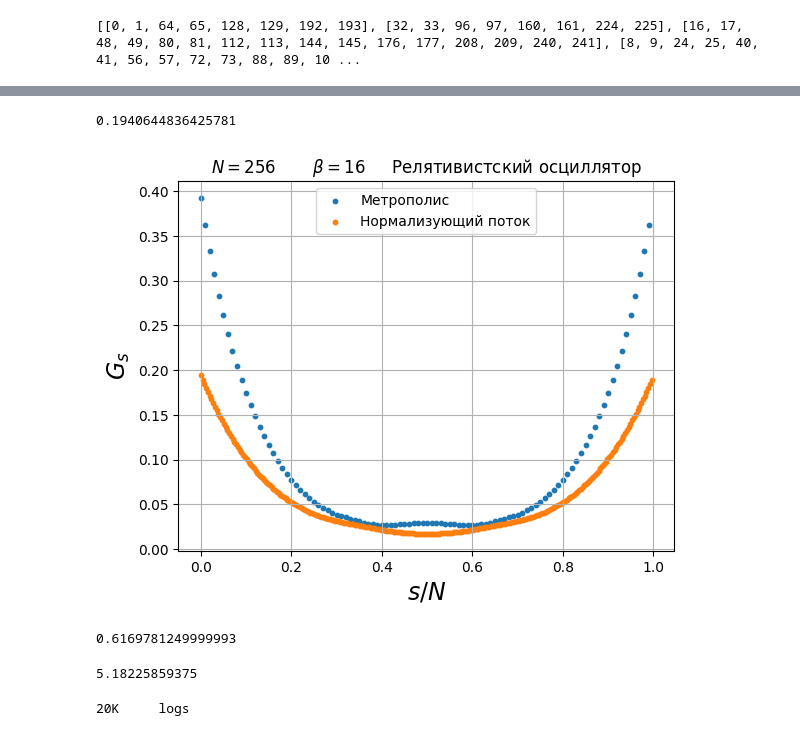
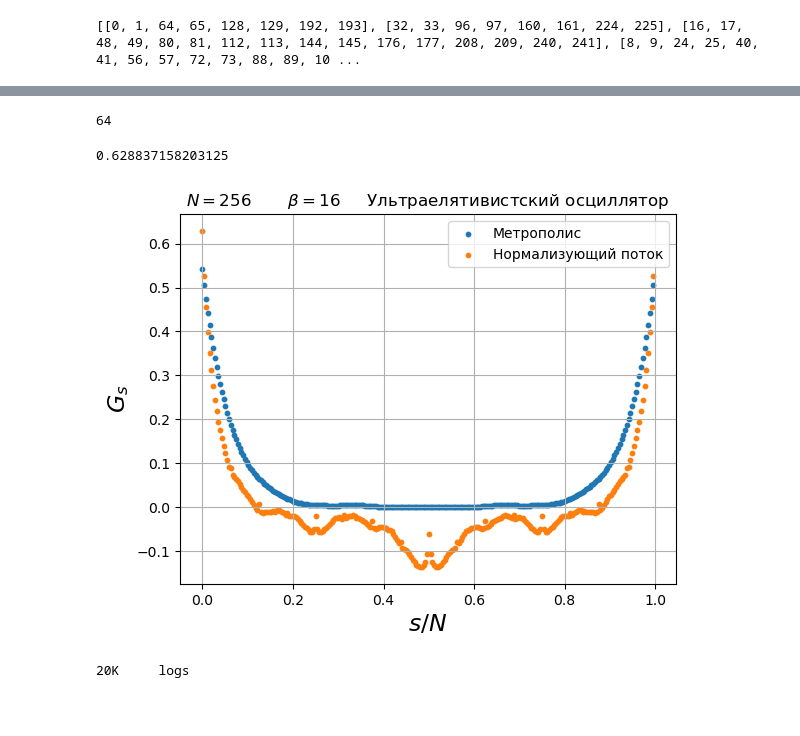
Before and after one commit to Vsevolod2001/PIMC, a Jupyter notebook: PIMC-py/Normalizing flow/nf_model(RG).ipynb, the cells around one changed output, grey strips where cells are left out. Drawn from its saved outputs; the diff is of its cells as text; code cells hidden in the pictures; blank space fills up the shorter version.

```diff
--- a/PIMC-py/Normalizing flow/nf_model(RG).ipynb
+++ b/PIMC-py/Normalizing flow/nf_model(RG).ipynb
@@ -387,4 +420,5 @@ def config_RG_masks(m,n_nod):
 # %%
+m=3
 RGmasks = config_RG_masks(3,N_nod)
 # %%
 print(RGmasks)
@@ -845,0 +669,18 @@ g_nf=G(trajs)
+# %%
+from NFandist import get_T
+from tqdm import tqdm
+#T=torch.tensor(get_T(N_nod)).float()
+def G(X,n_p="all"):
+    n_traj=X.shape[0]
+    n_nod=X.shape[1]
+    if n_p == "all":
+        n_p = X.shape[1]
+    G=np.zeros((n_p))
+    Y=X.clone()
+    Xt=torch.t(X)
+    for s in tqdm(range(n_p)):
+        G[s]=torch.trace(torch.matmul(Y,Xt))
+        Y=torch.roll(Y,-1,1)
+        #Y=torch.roll(Y,-1,1)
+    return G/(n_traj*n_nod)
+g_nf=G(trajs)
@@ -852,6 +697,8 @@ g_ur = [0.476546, 0.148654, 0.060357, 0.0232596, -0.00447499, -0.00224423, -0.00
 # %%
 
 g_ur = [0.555858, 0.497988, 0.446597, 0.401115, 0.360415, 0.324316, 0.29138, 0.261791, 0.235658, 0.211969, 0.190536, 0.171994, 0.155133, 0.140335, 0.126598, 0.114471, 0.103514, 0.0941716, 0.0852865, 0.0767528, 0.0691313, 0.0619047, 0.0550745, 0.0490998, 0.0443236, 0.0396256, 0.0358628, 0.0324961, 0.0302019, 0.0276177, 0.0251373, 0.0226234, 0.0203086, 0.0179717, 0.0164385, 0.0152739, 0.0143051, 0.0136778, 0.0127566, 0.0118486, 0.0111658, 0.0111462, 0.011026, 0.0110081, 0.0109681, 0.0106729, 0.0101027, 0.010377, 0.010866, 0.0114044, 0.0119873, 0.0114044, 0.010866, 0.010377, 0.0101027, 0.0106729, 0.0109681, 0.0110081, 0.011026, 0.0111462, 0.0111658, 0.0118486, 0.0127566, 0.0136778, 0.0143051, 0.0152739, 0.0164385, 0.0179717, 0.0203086, 0.0226234, 0.0251373, 0.0276177, 0.0302019, 0.0324961, 0.0358628, 0.0396256, 0.0443236, 0.0490998, 0.0550745, 0.0619047, 0.0691313, 0.0767528, 0.0852865, 0.0941716, 0.103514, 0.114471, 0.126598, 0.140335, 0.155133, 0.171994, 0.190536, 0.211969, 0.235658, 0.261791, 0.29138, 0.324316, 0.360415, 0.401115, 0.446597, 0.497988]
+# %%
+g_ur = np.genfromtxt("g_ur N=256 Beta=16")
 # %%
 g_rel = [0.389004, 0.174591, 0.0750764, 0.0320855, 0.0235634, 0.0204869, 0.0235634, 0.0320855, 0.0750764, 0.174591]
 # %%
@@ -865,45 +712,37 @@ g_rel_001=(100*np.array(corr))[:-1]
 import numpy as np
 corr = [0.0482165, 0.0437875, 0.0397512, 0.0361339, 0.0328051, 0.0297607, 0.0270138, 0.0244825, 0.0222039, 0.0201489, 0.0183026, 0.0166458, 0.0151002, 0.0137192, 0.012421, 0.0112716, 0.0102497, 0.00931179, 0.0084281, 0.00763501, 0.00697282, 0.00637519, 0.00579578, 0.00524782, 0.00469027, 0.00419239, 0.00376016, 0.00335117, 0.00299975, 0.00265075, 0.00236496, 0.00215769, 0.00196452, 0.00178665, 0.00162977, 0.00148276, 0.00135563, 0.00127519, 0.00120796, 0.00115448, 0.0011155, 0.00109623, 0.00112555, 0.00113097, 0.00108849, 0.00108302, 0.00112726, 0.00115736, 0.00118966, 0.00124266, 0.00121678, 0.00124266, 0.00118966, 0.00115736, 0.00112726, 0.00108302, 0.00108849, 0.00113097, 0.00112555, 0.00109623, 0.0011155, 0.00115448, 0.00120796, 0.00127519, 0.00135563, 0.00148276, 0.00162977, 0.00178665, 0.00196452, 0.00215769, 0.00236496, 0.00265075, 0.00299975, 0.00335117, 0.00376016, 0.00419239, 0.00469027, 0.00524782, 0.00579578, 0.00637519, 0.00697282, 0.00763501, 0.0084281, 0.00931179, 0.0102497, 0.0112716, 0.012421, 0.0137192, 0.0151002, 0.0166458, 0.0183026, 0.0201489, 0.0222039, 0.0244825, 0.0270138, 0.0297607, 0.0328051, 0.0361339, 0.0397512, 0.0437875, 0.0482165]
 g_rel_01=(10*np.array(corr))[:-1]
+# %%
+print(len(g_nf2))
+# %% [output]
+64
 # %%
 #import sys
 #sys.path.append('../')
 import numpy as np
 import matplotlib.pyplot as plt
 from NFconstants import N_nod, N_traj, NG_points,Beta
-#from Value import G
-#import ensemble
-#from NFoscillator import basic_oscillator
-#from time import time
-#from NFandist import calc_G
 
-"""
-ens_nf=ensemble.ensemble.load("nf_ensemble.txt",basic_oscillator)
-g_nf=np.vstack(ensemble.ensemble.Vaverage_and_sigma(ens_nf,G))
-g_nf=g_nf.transpose()[0]
-"""
 
-g=g_rel
+
+
+g=g_ur
 print(g_nf[0])
 fig=plt.figure()
 MCMC_list=np.arange(len(g))/len(g)
 NF_list=np.arange(len(g_nf))/len(g_nf)
 
 
 
 plt.scatter(MCMC_list,g,s=10)
 plt.scatter(NF_list,g_nf,s=10)
-#plt.scatter(list(range(10)),g_nf[:10],s=5)
-#plt.scatter(list(range(10)),g[:10],s=5)
-#plt.scatter(NF_list,g4_nf)
 plt.legend(["Метрополис","Нормализующий поток"])
-#plt.legend(["normalizing flow"])
-plt.title(r"$N=$"+str(N_nod)+"       "r"$\beta=$"+str(Beta)+"     Релятивистский осциллятор")
+plt.title(r"$N=$"+str(N_nod)+"       "r"$\beta=$"+str(Beta)+"     Ультраелятивистский осциллятор")
 plt.ylabel(r"$G_s$",fontsize=17)
 plt.xlabel(r"$s/N$",fontsize=17)
 #plt.yscale("log")
 plt.grid(True)
 plt.show()
 # %% [output]
-0.1940644836425781
+0.628837158203125
-[figure, old version]
+[figure, new version]
@@ -912,11 +749,3 @@ K = (1 - 2 * (g_nf[0]-g_nf[1]) / a) / (2 * a)
-# %%
-print(K)
-# %% [output]
-0.6169781249999993
-# %%
-print(g_nf[0])
-# %% [output]
-5.18225859375
 # %%
 
 
```
Also changed, not shown: parts of 72 cells of this notebook, 9 other files.
